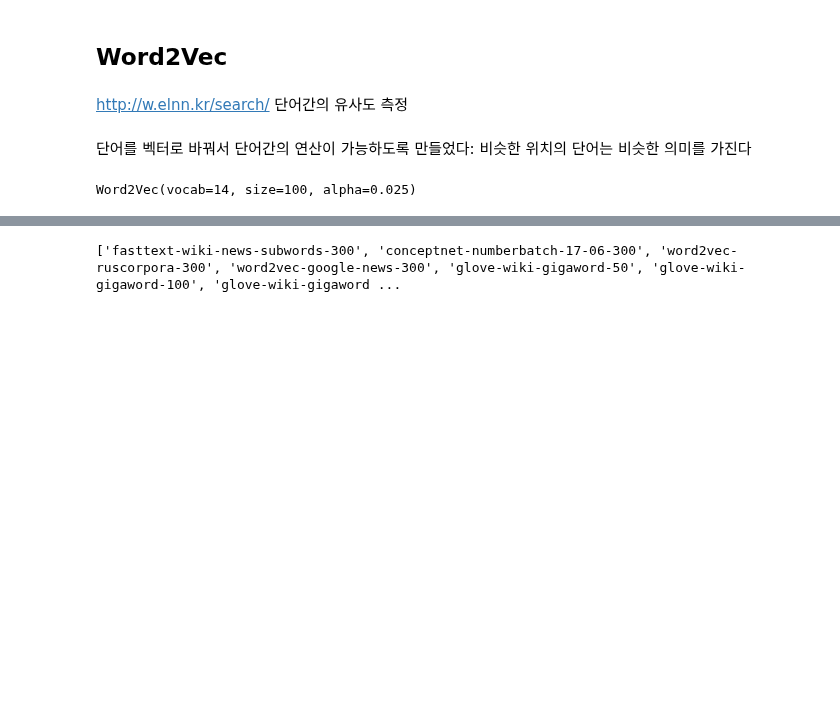
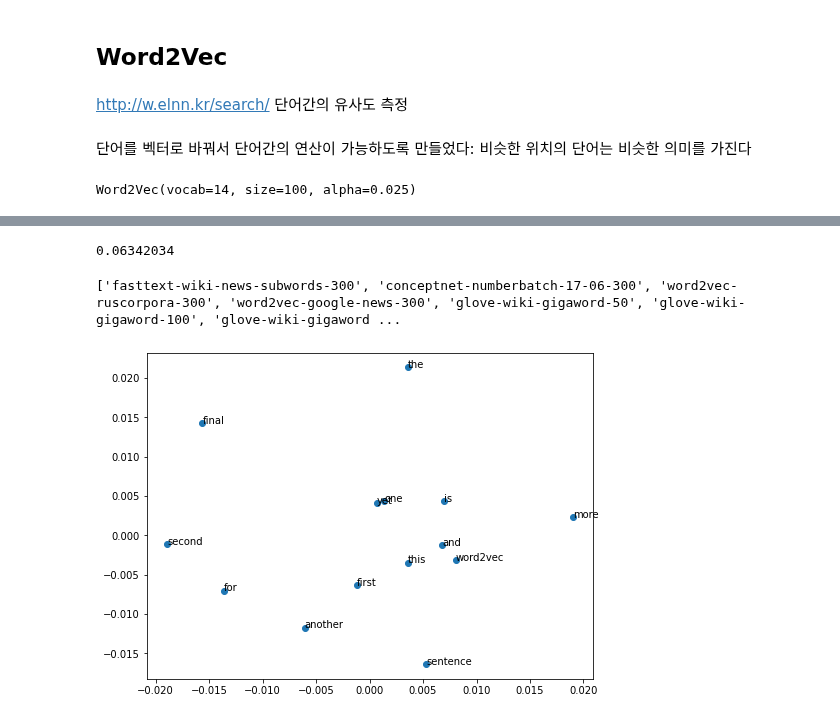
Before and after one commit to SLCFLAB/Fintech2022, a Jupyter notebook: ML_day13_2.ipynb, the cells around one changed output, grey strips where cells are left out. Cells and saved outputs as stored; diff of their text form; code cells hidden in the pictures; blank space fills up the shorter version.

```diff
--- a/ML_day13_2.ipynb
+++ b/ML_day13_2.ipynb
@@ -350,6 +352,38 @@ print(model_result)
+# %%
+word_vectors.similarity(w1='is', w2='the')
+# %% [output]
+0.06342034
 # %%
 import gensim.downloader
 # %%
 print(list(gensim.downloader.info()['models'].keys()))
 # %% [output]
 ['fasttext-wiki-news-subwords-300', 'conceptnet-numberbatch-17-06-300', 'word2vec-ruscorpora-300', 'word2vec-google-news-300', 'glove-wiki-gigaword-50', 'glove-wiki-gigaword-100', 'glove-wiki-gigaword ...
+# %%
+from gensim.models import Word2Vec
+import matplotlib.pyplot as plt
+
+# 단어와 2차원 X축의 값, Y축의 값을 입력받아 2차원 그래프를 그린다
+def plot_2d_graph(vocabs, xs, ys):
+    plt.figure(figsize=(8 ,6))
+    plt.scatter(xs, ys, marker = 'o')
+    for i, v in enumerate(vocabs):
+        plt.annotate(v, xy=(xs[i], ys[i]))
+
+
+# 단어벡터를 구한다.
+word_vectors = model.wv
+
+vocabs            = word_vectors.vocab.keys()
+word_vectors_list = [word_vectors[v] for v in vocabs]
+
+
+from sklearn.decomposition import PCA
+pca = PCA(n_components=2)
+xys = pca.fit_transform(word_vectors_list)
+xs = xys[:,0]
+ys = xys[:,1]
+
+plot_2d_graph(vocabs, xs, ys)
+# %% [output]
+[figure, added]
```
Also changed, not shown: parts of 7 cells of this notebook.
